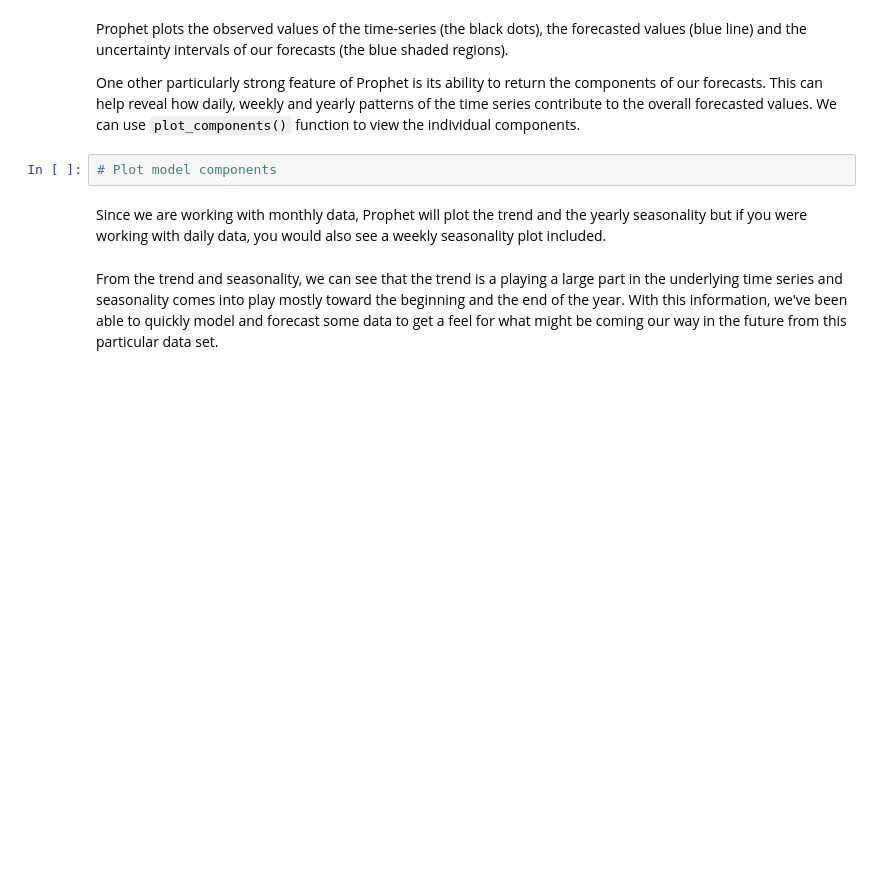
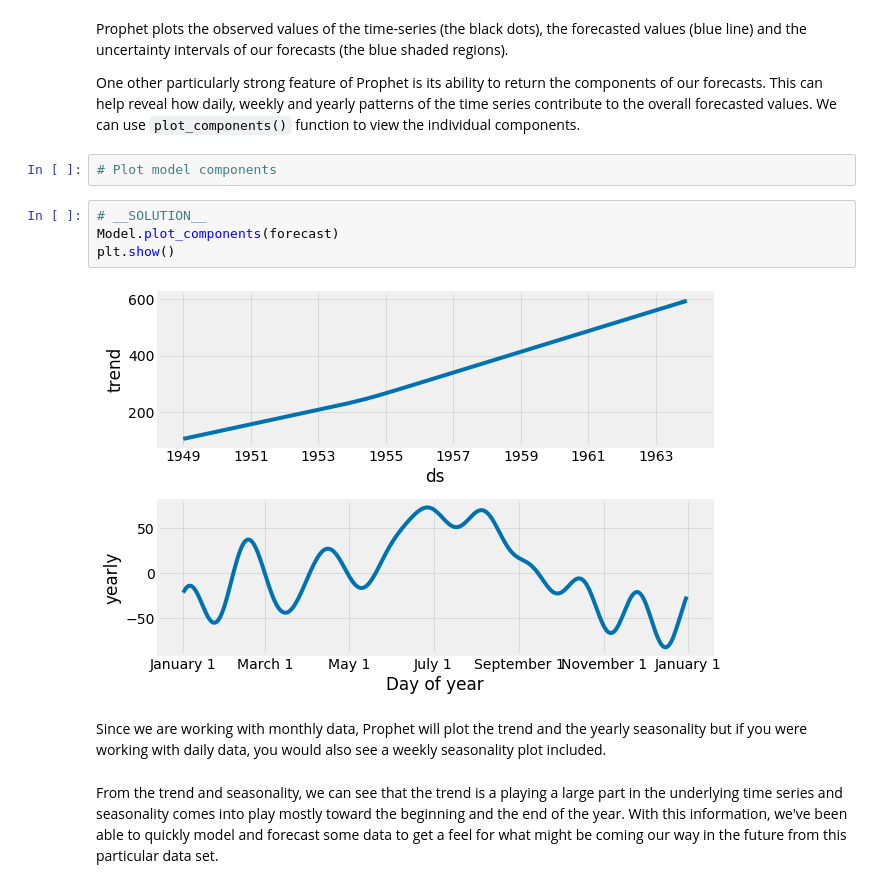
Before and after one commit to learn-co-curriculum/matt-alex-text-curr-sync, a Jupyter notebook: index.ipynb, the cells around one changed output. Saved outputs shown, nothing was run; the diff lists cells and outputs as text; blank space fills up the shorter version.

```diff
--- a/index.ipynb
+++ b/index.ipynb
@@ -163,6 +339,12 @@ Prophet plots the observed values of the time-series (the black dots), the forec
 One other particularly strong feature of Prophet is its ability to return the components of our forecasts. This can help reveal how daily, weekly and yearly patterns of the time series contribute to the overall forecasted values. We can use `plot_components()` function to view the individual components.
 # %%
 # Plot model components
+# %%
+# __SOLUTION__
+Model.plot_components(forecast)
+plt.show()
+# %% [output]
+[figure, added]
 # %% [markdown]
 Since we are working with monthly data, Prophet will plot the trend and the yearly seasonality but if you were working with daily data, you would also see a weekly seasonality plot included.
 # %% [markdown]
```
Also changed, not shown: parts of 22 cells of this notebook, 1 other file.
